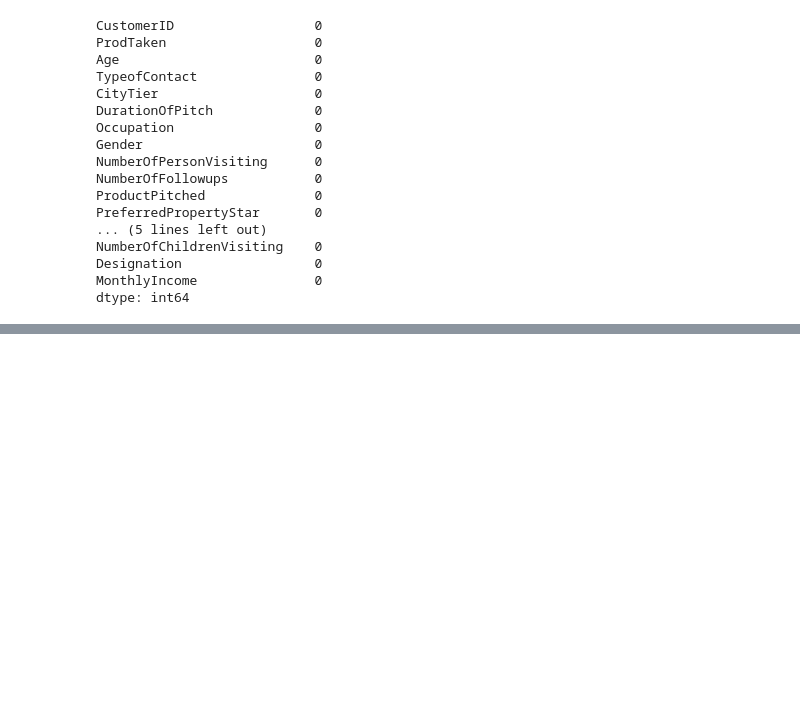
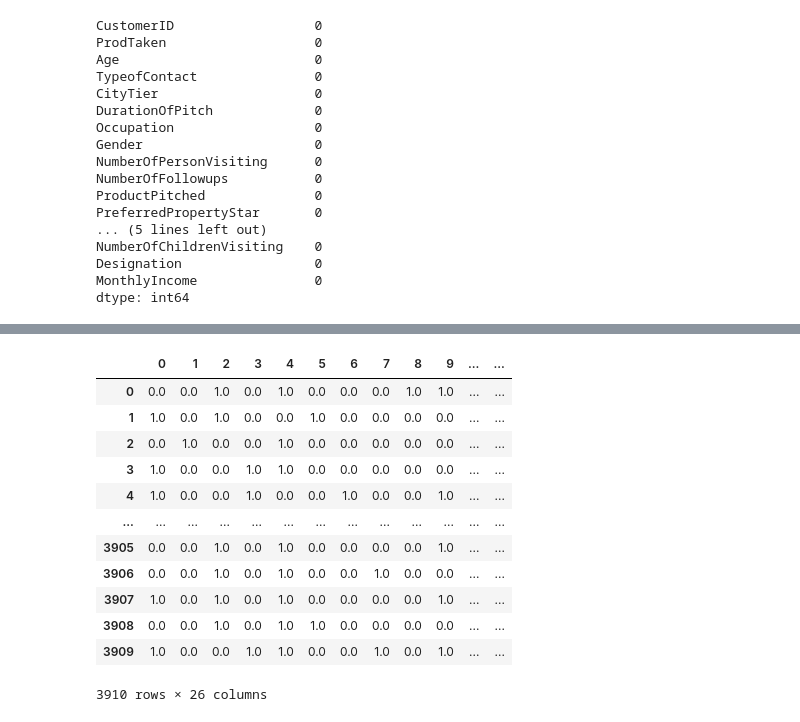
Before and after one commit to niharraju4/Random_Forest-ML-, a Jupyter notebook: holiday_package.ipynb, the cells around one changed output, grey strips where cells are left out. Drawn from its saved outputs; the diff is of its cells as text; code cells hidden in the pictures; blank space fills up the shorter version.

Commit message:
transformation

```diff
--- a/holiday_package.ipynb
+++ b/holiday_package.ipynb
@@ -300,0 +377,3 @@ df.drop(columns=['NumberOfPersonVisiting', 'NumberOfChildrenVisiting'], axis=1,
+# %%
+X= df.drop(['ProdTaken'], axis = 1)
+y = df['ProdTaken']
@@ -300,0 +420,3 @@ df.drop(columns=['NumberOfPersonVisiting', 'NumberOfChildrenVisiting'], axis=1,
+# %%
+X_train, X_test, y_train, y_test = train_test_split(X, y, test_size=0.2, random_state=15)
+X_train.shape, X_test.shape
@@ -300,0 +523,14 @@ df.drop(columns=['NumberOfPersonVisiting', 'NumberOfChildrenVisiting'], axis=1,
+# %%
+# Create Column Transformer with 3 types of transformers
+cat_features =X.select_dtypes(include ="object").columns
+num_features = X.select_dtypes(exclude ="object").columns
+
+numeric_transformer = StandardScaler()
+one_transformer = OneHotEncoder(drop='first')
+
+preprocessing = ColumnTransformer(
+    [
+        ("OneHotEncoder", one_transformer, cat_features),
+        ("StandardScaler", numeric_transformer, num_features)
+    ]
+)
@@ -300,0 +549,3 @@ df.drop(columns=['NumberOfPersonVisiting', 'NumberOfChildrenVisiting'], axis=1,
+# %%
+# Applying transformation in training(fit transform)
+X_train=preprocessing.fit_transform(X_train)
@@ -300,0 +568,16 @@ df.drop(columns=['NumberOfPersonVisiting', 'NumberOfChildrenVisiting'], axis=1,
+# %%
+pd.DataFrame(X_train)
+# %% [output]
+|  | 0 | 1 | 2 | 3 | 4 | 5 | 6 | 7 | 8 | 9 | ... | ... |
+| 0 | 0.0 | 0.0 | 1.0 | 0.0 | 1.0 | 0.0 | 0.0 | 0.0 | 1.0 | 1.0 | ... | ... |
+| 1 | 1.0 | 0.0 | 1.0 | 0.0 | 0.0 | 1.0 | 0.0 | 0.0 | 0.0 | 0.0 | ... | ... |
+| 2 | 0.0 | 1.0 | 0.0 | 0.0 | 1.0 | 0.0 | 0.0 | 0.0 | 0.0 | 0.0 | ... | ... |
+| 3 | 1.0 | 0.0 | 0.0 | 1.0 | 1.0 | 0.0 | 0.0 | 0.0 | 0.0 | 0.0 | ... | ... |
+| 4 | 1.0 | 0.0 | 0.0 | 1.0 | 0.0 | 0.0 | 1.0 | 0.0 | 0.0 | 1.0 | ... | ... |
+| ... | ... | ... | ... | ... | ... | ... | ... | ... | ... | ... | ... | ... |
+| 3905 | 0.0 | 0.0 | 1.0 | 0.0 | 1.0 | 0.0 | 0.0 | 0.0 | 0.0 | 1.0 | ... | ... |
+| 3906 | 0.0 | 0.0 | 1.0 | 0.0 | 1.0 | 0.0 | 0.0 | 1.0 | 0.0 | 0.0 | ... | ... |
+| 3907 | 1.0 | 0.0 | 1.0 | 0.0 | 1.0 | 0.0 | 0.0 | 0.0 | 0.0 | 1.0 | ... | ... |
+| 3908 | 0.0 | 0.0 | 1.0 | 0.0 | 1.0 | 1.0 | 0.0 | 0.0 | 0.0 | 0.0 | ... | ... |
+| 3909 | 1.0 | 0.0 | 0.0 | 1.0 | 1.0 | 0.0 | 0.0 | 1.0 | 0.0 | 1.0 | ... | ... |
+3910 rows × 26 columns
```
Also changed, not shown: parts of 34 cells of this notebook.
